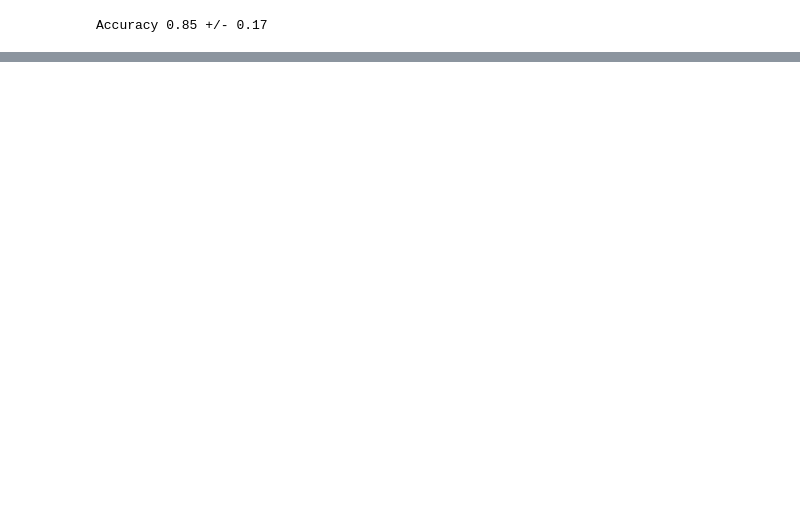
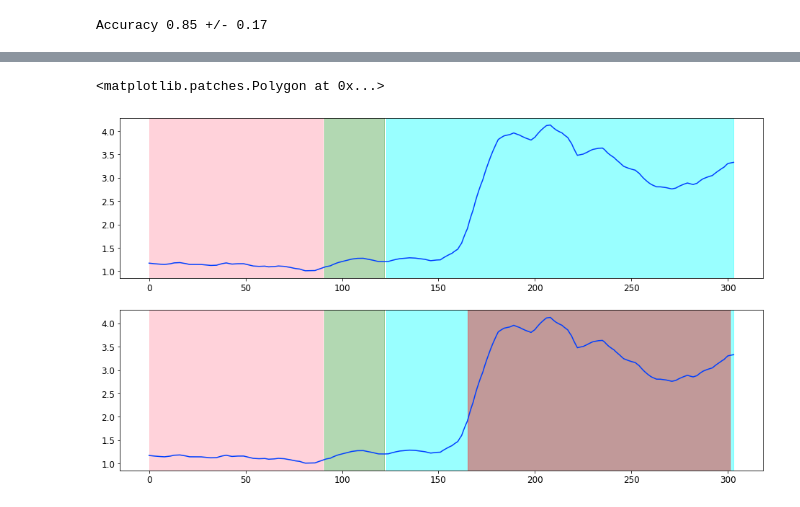
Before and after one commit to haopinglin0907/Projects_Hao, a Jupyter notebook: CMU_MyoPanda_Gesture/MyoPanda_Intersession.ipynb, the cells around one changed output, grey strips where cells are left out. Cells and saved outputs as stored; diff of their text form; code cells hidden in the pictures; blank space fills up the shorter version.

Commit message:
Eddited few lines to make better visualization

```diff
--- a/CMU_MyoPanda_Gesture/MyoPanda_Intersession.ipynb
+++ b/CMU_MyoPanda_Gesture/MyoPanda_Intersession.ipynb
@@ -143,7 +143,7 @@ for subject in ['1614', '1662'][:1]:
 
     df_test = df[(df['ID'] == subject) & (df['session'] == session_test)]
     df_test.reset_index(inplace = True, drop = True)
-    df_test = remove_head_tail(df_test)
+#     df_test = remove_head_tail(df_test)
 
     print('###Split data into train and validation')
     df_train = df_train_calibrated_all
@@ -236,7 +236,9 @@ for subject in ['1614', '1662'][:1]:
                       'session': session_test,
                       'Trial_num': trial_num,
                       'task': task,
-                      'Accuracy_with_data_augmentation': acc})
+                      'Accuracy_with_data_augmentation': acc,
+                       'labels': y_pred,
+                       'df_to_plot': df_test_temp})
 # %% [output]
 ###Data augmentation for training data
 ###Read the test data
@@ -307,0 +272,29 @@ Accuracy 0.85 +/- 0.17
+# %%
+labels = pd.DataFrame(stats)['labels'][12]
+idx_gesture = np.where(labels == 1)[0] + 60
+df_for_plot = pd.DataFrame(stats)['df_to_plot'][12].reset_index(drop = True)
+
+fig, ax = plt.subplots(2, figsize = (16, 9))
+df_for_plot['kf4'].plot(ax = ax[0])
+idx_st1 = df_for_plot[df_for_plot['trialState'] == 1].index
+idx_st2 = df_for_plot[df_for_plot['trialState'] == 2].index
+idx_st3 = df_for_plot[df_for_plot['trialState'] == 3].index
+idx_st4 = df_for_plot[df_for_plot['trialState'] == 4].index
+ax[0].axvspan(ymin = 0, ymax = 30, xmin = idx_st1[0], xmax = idx_st1[-1], alpha = 0.7, color = 'pink', label = 'TrialState1')
+ax[0].axvspan(ymin = 0, ymax = 30, xmin = idx_st2[0], xmax = idx_st2[-1], alpha = 0.3, color = 'green', label = 'TrialState2')
+ax[0].axvspan(ymin = 0, ymax = 30, xmin = idx_st3[0], xmax = idx_st3[-1], alpha = 0.4, color = 'cyan', label = 'TrialState3')
+
+#################################
+
+df_for_plot['kf4'].plot(ax = ax[1])
+idx_st1 = df_for_plot[df_for_plot['trialState'] == 1].index
+idx_st2 = df_for_plot[df_for_plot['trialState'] == 2].index
+idx_st3 = df_for_plot[df_for_plot['trialState'] == 3].index
+idx_st4 = df_for_plot[df_for_plot['trialState'] == 4].index
+ax[1].axvspan(ymin = 0, ymax = 30, xmin = idx_st1[0], xmax = idx_st1[-1], alpha = 0.7, color = 'pink', label = 'TrialState1')
+ax[1].axvspan(ymin = 0, ymax = 30, xmin = idx_st2[0], xmax = idx_st2[-1], alpha = 0.3, color = 'green', label = 'TrialState2')
+ax[1].axvspan(ymin = 0, ymax = 30, xmin = idx_st3[0], xmax = idx_st3[-1], alpha = 0.4, color = 'cyan', label = 'TrialState3')
+ax[1].axvspan(ymin = 0, ymax = 30, xmin = idx_gesture[0], xmax = idx_gesture[-1], alpha = 0.4, color = 'red', label = 'Gesture')
+# %% [output]
+<matplotlib.patches.Polygon at 0x...>
+[figure, added]
```
Also changed, not shown: parts of 8 cells of this notebook.
